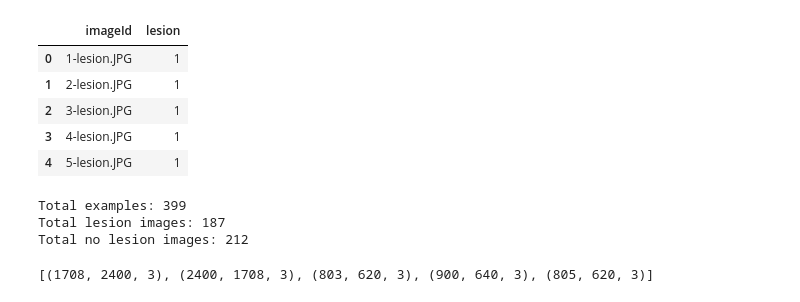
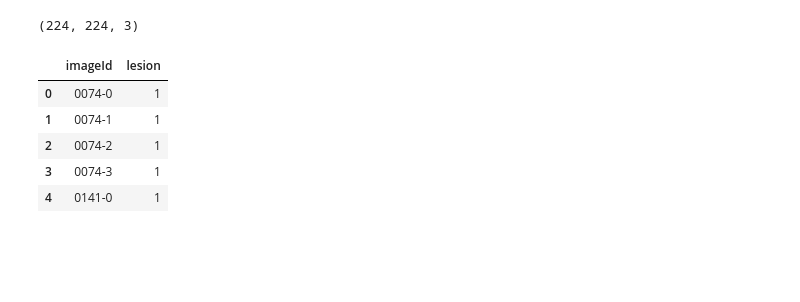
Before and after one commit to jordancoil/dental-lesions, a Jupyter notebook: baseline_cnn_notebook.ipynb, the cells around one changed output. Drawn from its saved outputs; the diff is of its cells as text; code cells hidden in the pictures; blank space fills up the shorter version.

```diff
--- a/baseline_cnn_notebook.ipynb
+++ b/baseline_cnn_notebook.ipynb
@@ -15,0 +69,9 @@ df.head()
+# %%
+# test image loader
+
+image = cv2.imread("./lesion_images/all_images_processed/" + "0001-1" + '.jpg')
+image = cv2.resize(image, (224, 224))
+image = np.reshape(image, (image.shape[0], image.shape[1], 3))
+image.shape
+# %% [output]
+(224, 224, 3)
@@ -16,18 +254,14 @@ df.head()
 # %%
-df_baseline = df.drop(['Unnamed: 0', 'teethNumbers', 'description', 'numberOfCanals', 'date', 'sequenceNumber'], axis=1)
-df_baseline.head()
+dataframe = pd.read_csv("./lesion-csv.csv")
+# All we care about at this point is the id and class
+dataframe = dataframe.drop(
+    ["Unnamed: 0", "teethNumbers", "description", "numberOfCanals", "date", "sequenceNumber"], axis=1)
+
+dataframe.head()
 # %% [output]
 |  | imageId | lesion |
-| 0 | 1-lesion.JPG | 1 |
-| 1 | 2-lesion.JPG | 1 |
-| 2 | 3-lesion.JPG | 1 |
-| 3 | 4-lesion.JPG | 1 |
-| 4 | 5-lesion.JPG | 1 |
+| 0 | 0074-0 | 1 |
+| 1 | 0074-1 | 1 |
+| 2 | 0074-2 | 1 |
+| 3 | 0074-3 | 1 |
+| 4 | 0141-0 | 1 |
-# %%
-print("Total examples: " + str(df_baseline['lesion'].count()))
-print("Total lesion images: " + str(df_baseline['lesion'].sum()))
-print("Total no lesion images: " + str(df_baseline['lesion'].count() - df_baseline['lesion'].sum()))
-# %% [output]
-Total examples: 399
-Total lesion images: 187
-Total no lesion images: 212
@@ -36,25 +267,0 @@ from imageio import imread
-# %%
-import os
-
-# What are some of the image dimensions?
-image_dims = []
-bad_files = []
-
-image_dir = "lesion-images-with-id"
-image_filenames = os.listdir(image_dir)
-
-for image in image_filenames:
-    if image.endswith(".JPG"):
-        try:
-            image_path = os.path.join(image_dir, image)
-            img = Image.open(image_path)
-            img.verify()
-            image_dim = imread(image_path).shape
-            if (image_dim not in image_dims):
-                image_dims.append(image_dim)
-        except (IOError, SyntaxError) as e:
-            bad_files.append(image)
-
-image_dims
-# %% [output]
-[(1708, 2400, 3), (2400, 1708, 3), (803, 620, 3), (900, 640, 3), (805, 620, 3)]
```
Also changed, not shown: parts of 21 cells of this notebook.
